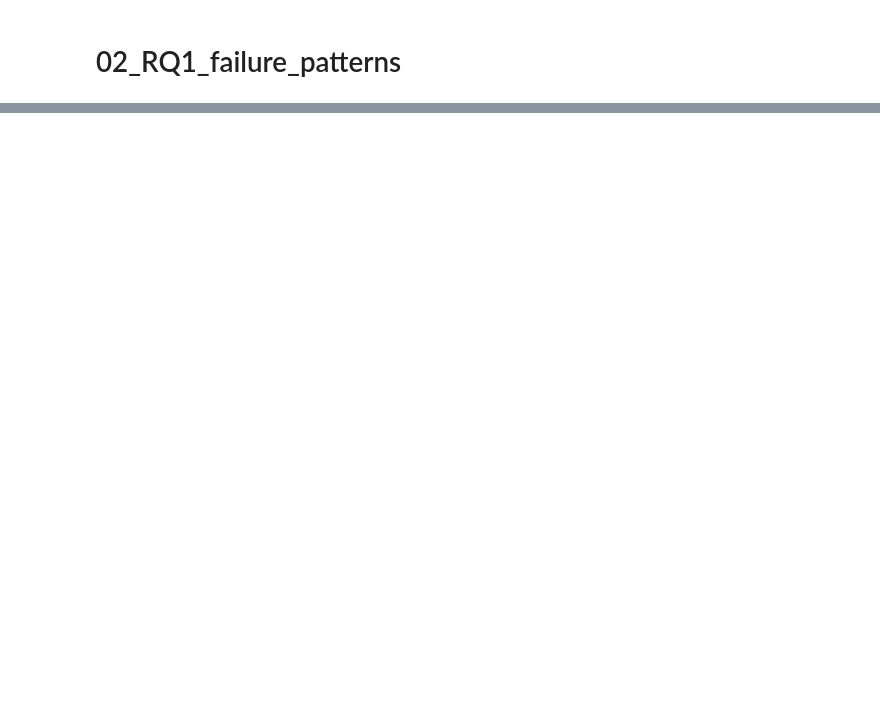
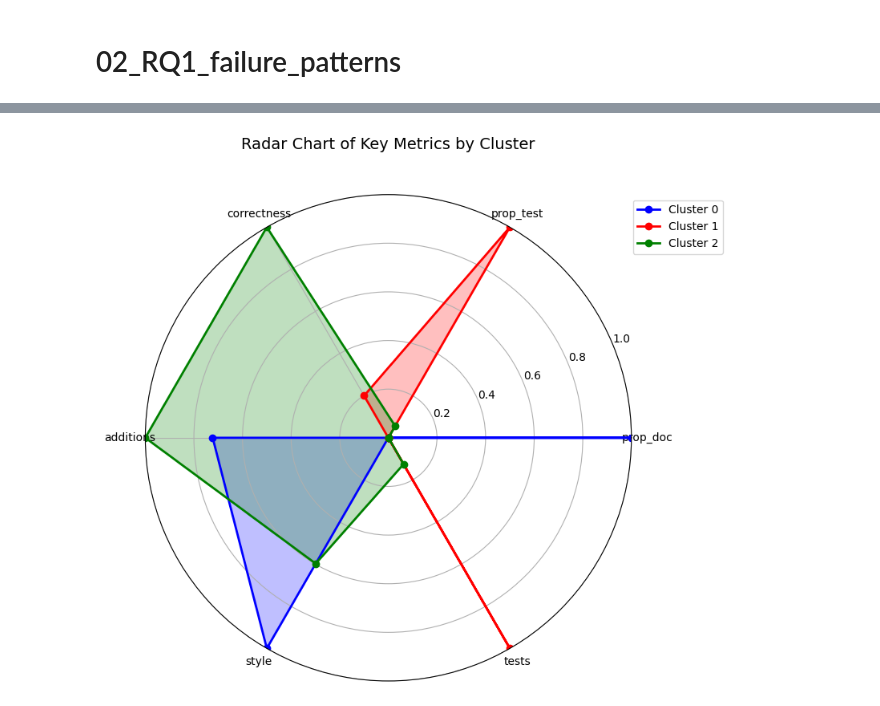
Before and after one commit to ChoWingDev/aidev-pr-rejections, a Jupyter notebook: notebooks/02_RQ1_failure_patterns.ipynb, the cells around one changed output, grey strips where cells are left out. Cells and saved outputs as stored; diff of their text form; code cells hidden in the pictures; blank space fills up the shorter version.

```diff
--- a/notebooks/02_RQ1_failure_patterns.ipynb
+++ b/notebooks/02_RQ1_failure_patterns.ipynb
@@ -219,0 +207,14 @@ rules.head()
+# %%
+from sklearn.preprocessing import StandardScaler
+from sklearn.cluster import KMeans
+
+X = df[["files_changed", "additions", "deletions",
+        "prop_test", "prop_doc", "prop_source",
+        "correctness", "tests", "style", "security"]]
+
+X_scaled = StandardScaler().fit_transform(X)
+
+clusters = KMeans(n_clusters=3, random_state=0).fit_predict(X_scaled)
+df["cluster"] = clusters
+
+df.groupby("cluster").mean()
@@ -219,0 +227,41 @@ rules.head()
+# %%
+# Labels for the metrics
+labels = ['prop_doc', 'prop_test', 'correctness', 'additions', 'style', 'tests']
+
+# Compute means by cluster
+cluster_means = df.groupby('cluster')[labels].mean()
+
+# Convert to numpy array for radar chart
+data = cluster_means.values
+
+# Normalize data
+data_normalized = (data - data.min(axis=0)) / (data.max(axis=0) - data.min(axis=0) + 1e-8)
+
+# Number of variables
+N = len(labels)
+
+# Compute angles for radar chart
+angles = np.linspace(0, 2 * np.pi, N, endpoint=False).tolist()
+angles += angles[:1]  # Complete the circle
+
+# Create radar chart
+fig, ax = plt.subplots(figsize=(8, 8), subplot_kw=dict(projection='polar'))
+colors = ['blue', 'red', 'green']
+
+for i in range(data_normalized.shape[0]):
+    values = data_normalized[i].tolist()
+    values += values[:1]  # Complete the circle
+    ax.plot(angles, values, 'o-', linewidth=2, label=f'Cluster {i}', color=colors[i])
+    ax.fill(angles, values, alpha=0.25, color=colors[i])
+
+ax.set_xticks(angles[:-1])
+ax.set_xticklabels(labels, fontsize=10)
+ax.set_ylim(0, 1)
+ax.set_title('Radar Chart of Key Metrics by Cluster', size=14, y=1.08)
+ax.legend(loc='upper right', bbox_to_anchor=(1.2, 1.0))
+ax.grid(True)
+
+plt.tight_layout()
+plt.show()
+# %% [output]
+[figure, added]
```
Also changed, not shown: parts of 34 cells of this notebook.
